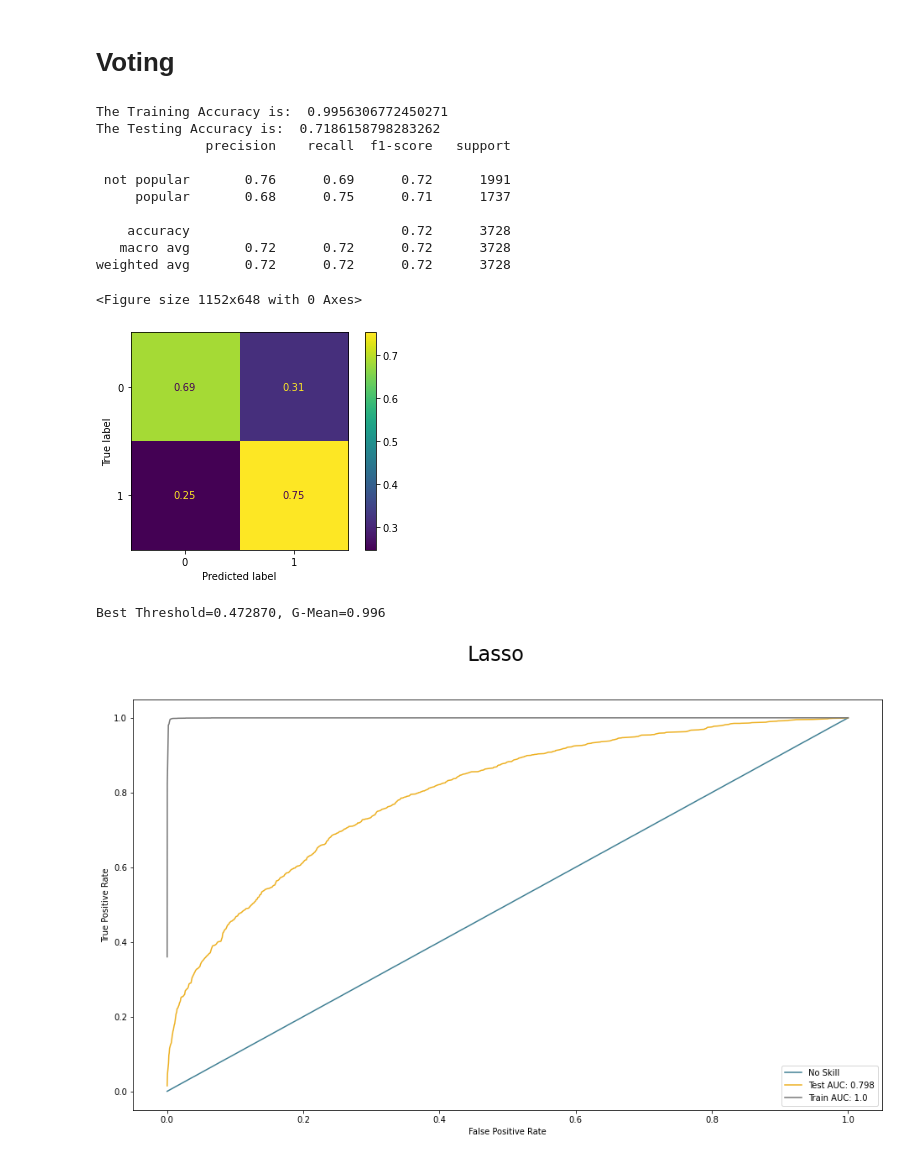
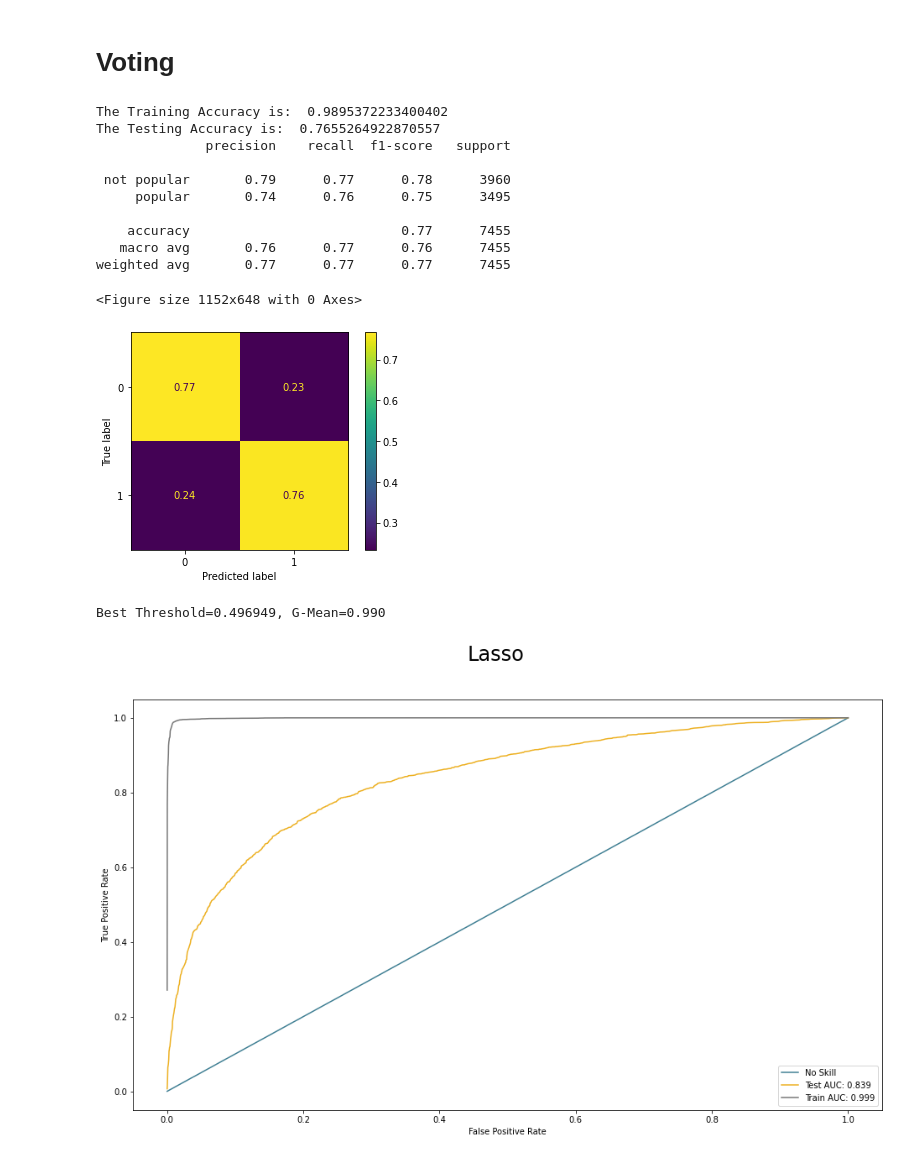
Before and after one commit to Sean-Chaos/DBA-4811-Group-Project, a Jupyter notebook: Working copy .ipynb, the cells around one changed output. Cells and saved outputs as stored; diff of their text form; code cells hidden in the pictures.

```diff
--- a/Working copy .ipynb
+++ b/Working copy .ipynb
@@ -834,7 +836,7 @@ features = ['acousticness', 'danceability', 'duration_ms', 'energy',
             'speechiness', 'tempo', 'time_signature', 'valence', 'popularity']
 
 #--------------------------------------------------------------------------------------------------
-X_train, X_test, y_train, y_test = data_generation(df, features, .2)
+X_train, X_test, y_train, y_test = data_generation(df, features, .4)
 
 #--------------------------------------------------------------------------------------------------
 # Checking model performance using the tuned model
@@ -896,40 +898,40 @@ y_pred = model.predict_proba(X_test)[:, 1]
 fpr, tpr, thresholds = roc_curve(y_test, y_pred)
 
 auc = roc_auc_score(y_test, y_pred)
 fig = sns.lineplot(x=fpr, y=tpr, label=f'Test AUC: {round(auc,3)}', ci=None, color='#edb021')
 
 #--------------------------------------------------------------------------------------------------
 # Train performance
 y_pred = model.predict_proba(X_train)[:, 1]
 fpr, tpr, thresholds = roc_curve(y_train, y_pred)
 
 auc = roc_auc_score(y_train, y_pred)
 fig = sns.lineplot(x=fpr, y=tpr, label=f'Train AUC: {round(auc,3)}', ci=None, color='#767676')
 
 
 gmeans = (tpr * (1-fpr))**.5
 ix = np.argmax(gmeans)
 print('Best Threshold=%f, G-Mean=%.3f' % (thresholds[ix], gmeans[ix]))
 
 
 #--------------------------------------------------------------------------------------------------
 plt.legend()
 fig.set(xlabel='False Positive Rate', ylabel='True Positive Rate')
 plt.suptitle('Lasso', fontsize = 24)
 plt.savefig('temp.png', transparent=True)
 plt.show()
 # %% [output]
-The Training Accuracy is:  0.9956306772450271
-The Testing Accuracy is:  0.7186158798283262
+The Training Accuracy is:  0.9895372233400402
+The Testing Accuracy is:  0.7655264922870557
               precision    recall  f1-score   support
 
- not popular       0.76      0.69      0.72      1991
-     popular       0.68      0.75      0.71      1737
+ not popular       0.79      0.77      0.78      3960
+     popular       0.74      0.76      0.75      3495
 
-    accuracy                           0.72      3728
-   macro avg       0.72      0.72      0.72      3728
-weighted avg       0.72      0.72      0.72      3728
+    accuracy                           0.77      7455
+   macro avg       0.76      0.77      0.76      7455
+weighted avg       0.77      0.77      0.77      7455
 <Figure size 1152x648 with 0 Axes>
-[figure, old version]
+[figure, new version]
-Best Threshold=0.472870, G-Mean=0.996
+Best Threshold=0.496949, G-Mean=0.990
-[figure, old version]
+[figure, new version]
```
Also changed, not shown: parts of 2 cells of this notebook.
